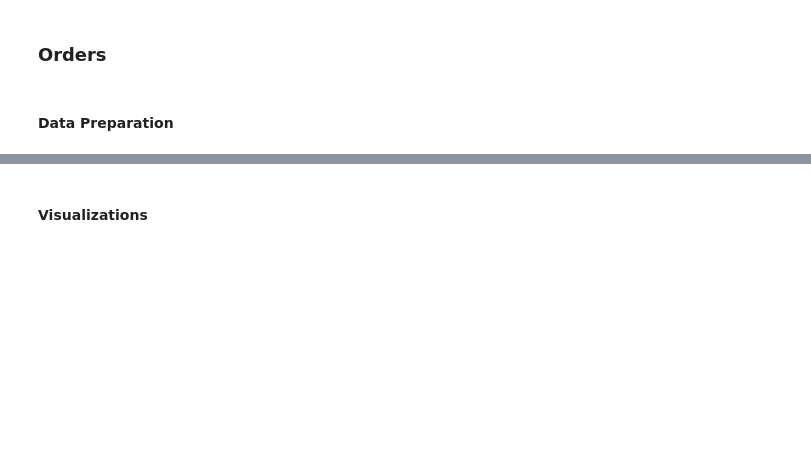
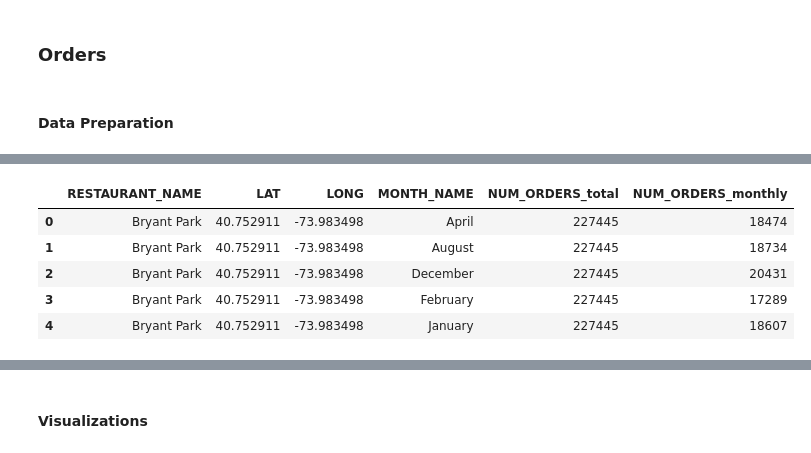
Before and after one commit to renan-peres/mfin-python-restaurant-data-analysis, a Jupyter notebook: restaurant-data-analysis.ipynb, the cells around one changed output, grey strips where cells are left out. Cells and saved outputs as stored; diff of their text form; code cells hidden in the pictures; blank space fills up the shorter version.

```diff
--- a/restaurant-data-analysis.ipynb
+++ b/restaurant-data-analysis.ipynb
@@ -364,37 +559,44 @@ monthly_restaurant_orders = (orders_restaurant
     .groupby(['MONTH_NAME', 'RESTAURANT_NAME'])
     .agg({
         'NUM_ORDERS': 'sum',
-        'PERC_DELIVERY': 'mean'  # Taking average of delivery percentage
+        'PERC_DELIVERY': 'mean'
     })
     .reset_index())
 
 monthly_restaurant_orders['MONTH_NAME'] = pd.Categorical(
     monthly_restaurant_orders['MONTH_NAME'],
     categories=month_order,
     ordered=True
 )
 
 monthly_restaurant_orders = monthly_restaurant_orders.sort_values(['MONTH_NAME', 'RESTAURANT_NAME']).reset_index(drop=True)
 
 # First, calculate total orders per restaurant across all months
 total_orders_per_restaurant = orders_restaurant.groupby('RESTAURANT_NAME')['NUM_ORDERS'].sum().reset_index()
 
 # Merge with the restaurant locations and monthly data
 restaurant_orders_map = (orders_restaurant
     .merge(df_restaurants, left_on='RESTAURANT_NAME', right_on='NAME', how='left')
     .merge(total_orders_per_restaurant,
            on='RESTAURANT_NAME',
            suffixes=('_monthly', '_total'))
 )
 
 # Group by month and restaurant while keeping the total orders
 monthly_restaurant_map = (restaurant_orders_map
     .assign(MONTH_NAME=lambda x: x['DATE'].dt.strftime('%B'))
     .groupby(['RESTAURANT_NAME', 'LAT', 'LONG', 'MONTH_NAME', 'NUM_ORDERS_total'])
     .agg({'NUM_ORDERS_monthly': 'sum'})
     .reset_index())
 
-monthly_restaurant_map
+monthly_restaurant_map.head()
+# %% [output]
+|  | RESTAURANT_NAME | LAT | LONG | MONTH_NAME | NUM_ORDERS_total | NUM_ORDERS_monthly |
+| 0 | Bryant Park | 40.752911 | -73.983498 | April | 227445 | 18474 |
+| 1 | Bryant Park | 40.752911 | -73.983498 | August | 227445 | 18734 |
+| 2 | Bryant Park | 40.752911 | -73.983498 | December | 227445 | 20431 |
+| 3 | Bryant Park | 40.752911 | -73.983498 | February | 227445 | 17289 |
+| 4 | Bryant Park | 40.752911 | -73.983498 | January | 227445 | 18607 |
 # %%
 orders_restaurant_total = (monthly_restaurant_map
                          [['RESTAURANT_NAME', 'NUM_ORDERS_total']]
```
Also changed, not shown: parts of 53 cells of this notebook.
